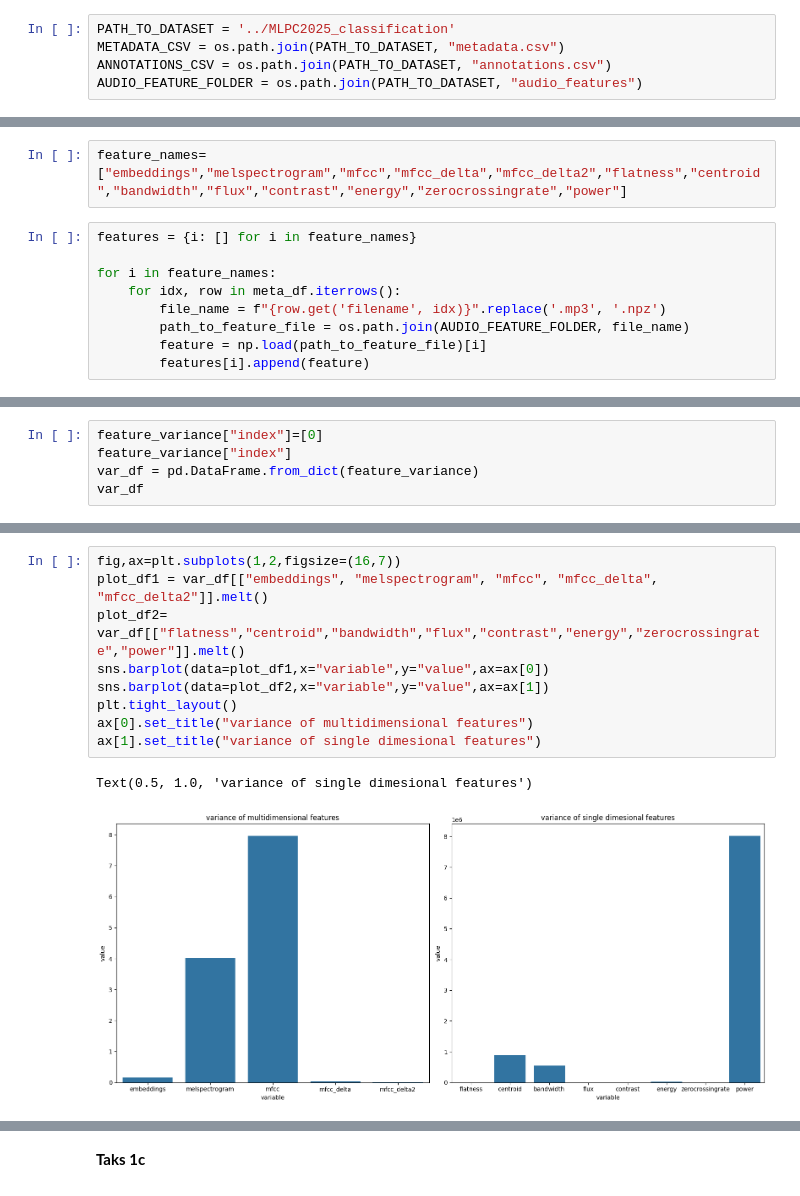
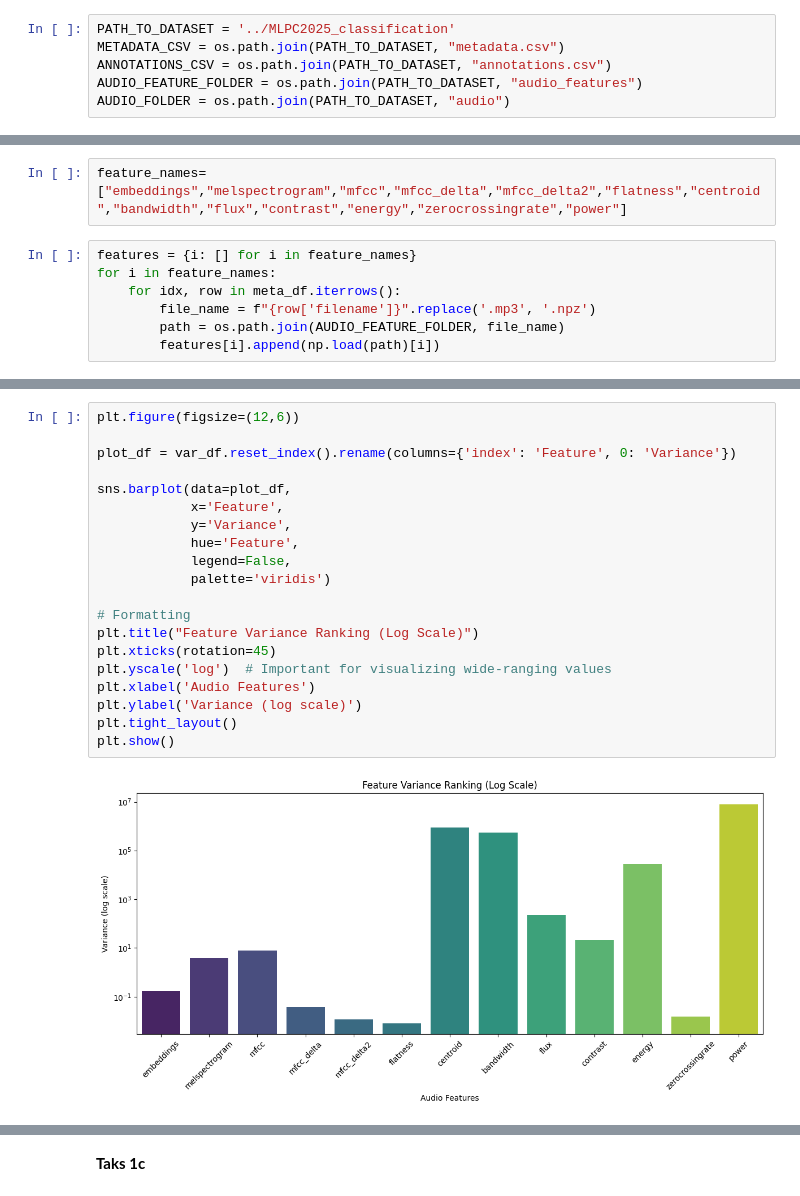
Before and after one commit to 8asic/mlpc2025-sound-event-detection, a Jupyter notebook: T3-Classification/1. Labeling Function.ipynb, the cells around one changed output, grey strips where cells are left out. Cells and saved outputs as stored; diff of their text form.

```diff
--- a/T3-Classification/1. Labeling Function.ipynb
+++ b/T3-Classification/1. Labeling Function.ipynb
@@ -17,4 +19,5 @@ PATH_TO_DATASET = '../MLPC2025_classification'
 METADATA_CSV = os.path.join(PATH_TO_DATASET, "metadata.csv")
 ANNOTATIONS_CSV = os.path.join(PATH_TO_DATASET, "annotations.csv")
 AUDIO_FEATURE_FOLDER = os.path.join(PATH_TO_DATASET, "audio_features")
+AUDIO_FOLDER = os.path.join(PATH_TO_DATASET, "audio")
 # %%
@@ -289,10 +292,8 @@ print(acc)
 feature_names= ["embeddings","melspectrogram","mfcc","mfcc_delta","mfcc_delta2","flatness","centroid","bandwidth","flux","contrast","energy","zerocrossingrate","power"]
 # %%
 features = {i: [] for i in feature_names}
-
 for i in feature_names:
     for idx, row in meta_df.iterrows():
-        file_name = f"{row.get('filename', idx)}".replace('.mp3', '.npz')
-        path_to_feature_file = os.path.join(AUDIO_FEATURE_FOLDER, file_name)
-        feature = np.load(path_to_feature_file)[i]
-        features[i].append(feature)
+        file_name = f"{row['filename']}".replace('.mp3', '.npz')
+        path = os.path.join(AUDIO_FEATURE_FOLDER, file_name)
+        features[i].append(np.load(path)[i])
@@ -340,5 +328,0 @@ corr_matrix = df_summary.corr()
-# %%
-feature_variance["index"]=[0]
-feature_variance["index"]
-var_df = pd.DataFrame.from_dict(feature_variance)
-var_df
@@ -348,12 +329,22 @@ var_df
 # %%
-fig,ax=plt.subplots(1,2,figsize=(16,7))
-plot_df1 = var_df[["embeddings", "melspectrogram", "mfcc", "mfcc_delta", "mfcc_delta2"]].melt()
-plot_df2= var_df[["flatness","centroid","bandwidth","flux","contrast","energy","zerocrossingrate","power"]].melt()
-sns.barplot(data=plot_df1,x="variable",y="value",ax=ax[0])
-sns.barplot(data=plot_df2,x="variable",y="value",ax=ax[1])
+plt.figure(figsize=(12,6))
+
+plot_df = var_df.reset_index().rename(columns={'index': 'Feature', 0: 'Variance'})
+
+sns.barplot(data=plot_df,
+            x='Feature',
+            y='Variance',
+            hue='Feature',
+            legend=False,
+            palette='viridis')
+
+# Formatting
+plt.title("Feature Variance Ranking (Log Scale)")
+plt.xticks(rotation=45)
+plt.yscale('log')  # Important for visualizing wide-ranging values
+plt.xlabel('Audio Features')
+plt.ylabel('Variance (log scale)')
 plt.tight_layout()
-ax[0].set_title("variance of multidimensional features")
-ax[1].set_title("variance of single dimesional features")
+plt.show()
 # %% [output]
-Text(0.5, 1.0, 'variance of single dimesional features')
-[figure, old version]
+[figure, new version]
```
Also changed, not shown: parts of 34 cells of this notebook.
